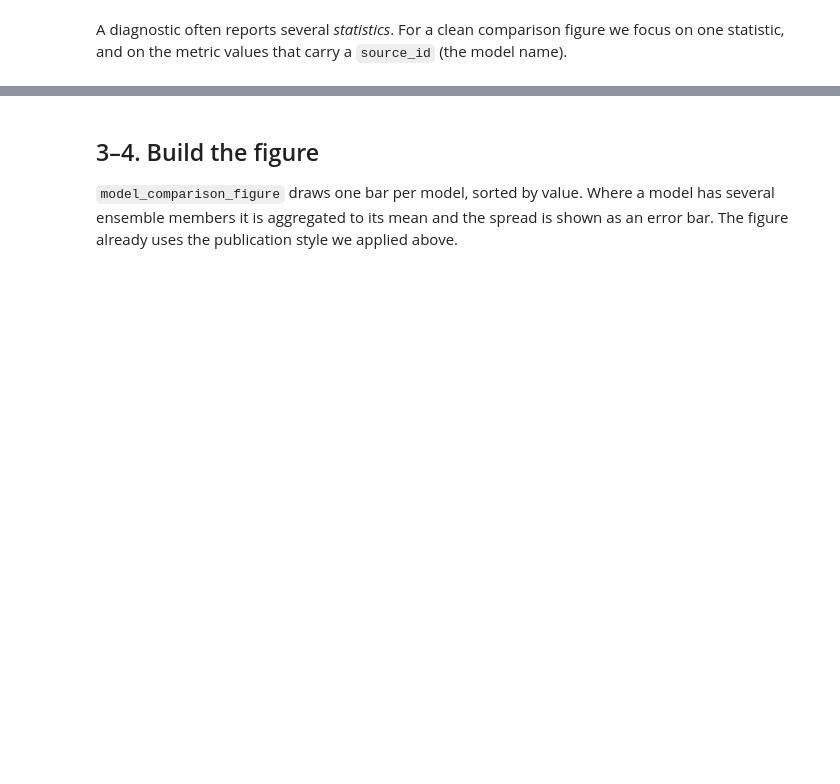
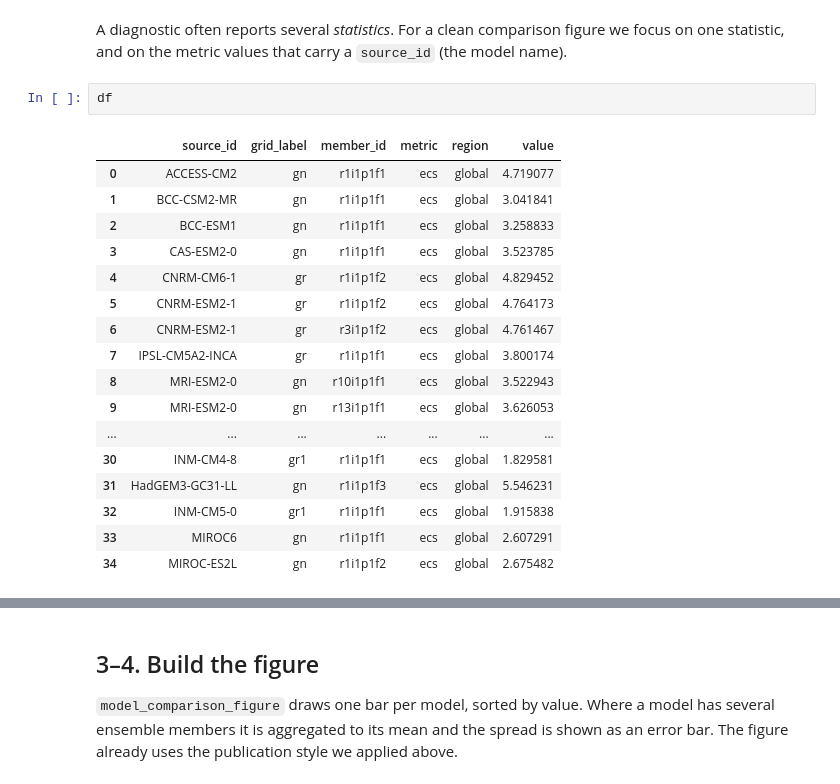
Before and after one commit to Climate-REF/climate-ref-tutorials, a Jupyter notebook: notebooks/03-publication-figure.ipynb, the cells around one changed output, grey strips where cells are left out. Cells and saved outputs as stored; diff of their text form; blank space fills up the shorter version.

```diff
--- a/notebooks/03-publication-figure.ipynb
+++ b/notebooks/03-publication-figure.ipynb
@@ -54,5 +61,25 @@ df.head()
 # %% [markdown]
 A diagnostic often reports several *statistics*. For a clean comparison figure we focus
 on one statistic, and on the metric values that carry a `source_id` (the model name).
+# %%
+df
+# %% [output]
+|  | source_id | grid_label | member_id | metric | region | value |
+| 0 | ACCESS-CM2 | gn | r1i1p1f1 | ecs | global | 4.719077 |
+| 1 | BCC-CSM2-MR | gn | r1i1p1f1 | ecs | global | 3.041841 |
+| 2 | BCC-ESM1 | gn | r1i1p1f1 | ecs | global | 3.258833 |
+| 3 | CAS-ESM2-0 | gn | r1i1p1f1 | ecs | global | 3.523785 |
+| 4 | CNRM-CM6-1 | gr | r1i1p1f2 | ecs | global | 4.829452 |
+| 5 | CNRM-ESM2-1 | gr | r1i1p1f2 | ecs | global | 4.764173 |
+| 6 | CNRM-ESM2-1 | gr | r3i1p1f2 | ecs | global | 4.761467 |
+| 7 | IPSL-CM5A2-INCA | gr | r1i1p1f1 | ecs | global | 3.800174 |
+| 8 | MRI-ESM2-0 | gn | r10i1p1f1 | ecs | global | 3.522943 |
+| 9 | MRI-ESM2-0 | gn | r13i1p1f1 | ecs | global | 3.626053 |
+| ... | ... | ... | ... | ... | ... | ... |
+| 30 | INM-CM4-8 | gr1 | r1i1p1f1 | ecs | global | 1.829581 |
+| 31 | HadGEM3-GC31-LL | gn | r1i1p1f3 | ecs | global | 5.546231 |
+| 32 | INM-CM5-0 | gr1 | r1i1p1f1 | ecs | global | 1.915838 |
+| 33 | MIROC6 | gn | r1i1p1f1 | ecs | global | 2.607291 |
+| 34 | MIROC-ES2L | gn | r1i1p1f2 | ecs | global | 2.675482 |
 # %%
 subset = df.dropna(subset=["source_id", "value"]).copy()
```
Also changed, not shown: parts of 5 cells of this notebook, 5 other files.
